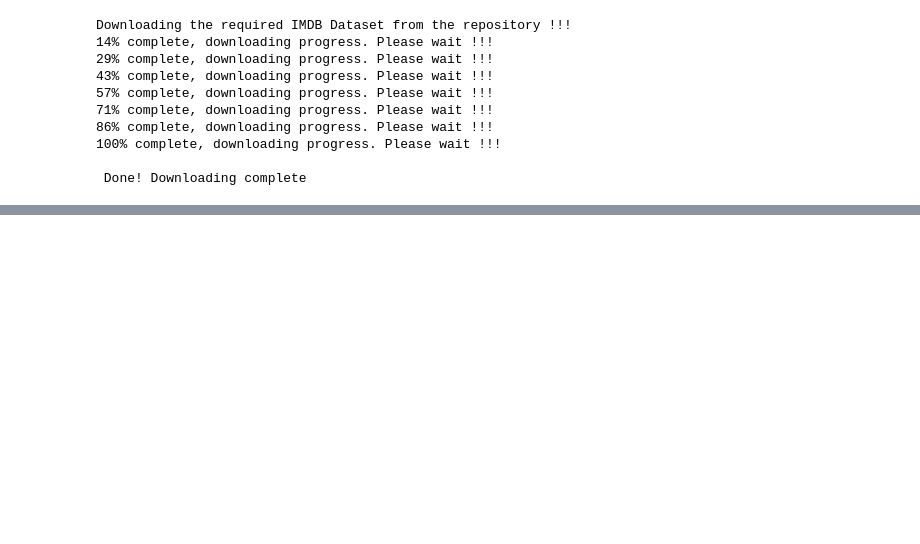
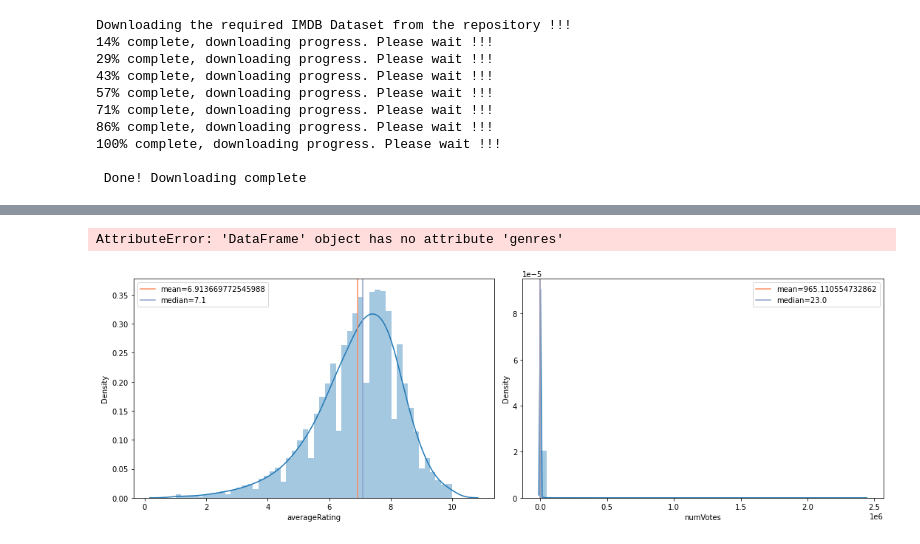
Before and after one commit to shivabansal1046/BITSAssignments, a Jupyter notebook: ML_Assignment_1/Assignment_1_Problem_4.ipynb, the cells around one changed output, grey strips where cells are left out. Cells and saved outputs as stored; diff of their text form; code cells hidden in the pictures; blank space fills up the shorter version.

```diff
--- a/ML_Assignment_1/Assignment_1_Problem_4.ipynb
+++ b/ML_Assignment_1/Assignment_1_Problem_4.ipynb
@@ -224,0 +62,8 @@ plt.grid()
+# %%
+df_title_basic = pd.read_csv("Dataset/title.basics.tsv.gz", compression='gzip', header=0, sep='\t', quotechar='"', low_memory=False)
+df_title_ratings = pd.read_csv("Dataset/title.ratings.tsv.gz", compression='gzip', header=0, sep='\t', quotechar='"', low_memory=False)
+df_title_akas = pd.read_csv("Dataset/title.akas.tsv.gz", compression='gzip', header=0, sep='\t', quotechar='"', low_memory=False)
+df_title_crew = pd.read_csv("Dataset/title.crew.tsv.gz", compression='gzip', header=0, sep='\t', quotechar='"', low_memory=False)
+df_title_episode = pd.read_csv("Dataset/title.episode.tsv.gz", compression='gzip', header=0, sep='\t', quotechar='"', low_memory=False)
+df_title_principals = pd.read_csv("Dataset/title.principals.tsv.gz", compression='gzip', header=0, sep='\t', quotechar='"', low_memory=False)
+df_name_basics = pd.read_csv("Dataset/name.basics.tsv.gz", compression='gzip', header=0, sep='\t', quotechar='"', low_memory=False)
@@ -224,0 +172,36 @@ plt.grid()
+# %%
+from sklearn.feature_extraction.text import CountVectorizer
+temp = df_name_basics.genres.dropna()
+vec = CountVectorizer(token_pattern='(?u)\\b[\\w-]+\\b', analyzer='word').fit(temp)
+bag_of_genres = vec.transform(temp)
+unique_genres =  vec.get_feature_names()
+np.array(unique_genres)
+
+genres = pd.DataFrame(bag_of_genres.todense(),columns=unique_genres,index=temp.index)
+sorted_genres_perc = 100*pd.Series(genres.sum()).sort_values(ascending=False)/genres.shape[0]
+plt.figure(figsize=(15,8))
+sns.barplot(x=sorted_genres_perc.values,y=sorted_genres_perc.index,orient="h")
+plt.xlabel("Percentage of Films (%)")
+plt.show()
+# %% [output]
+AttributeError: 'DataFrame' object has no attribute 'genres'
+# %%
+ratings = dict(mean=df_title_ratings.averageRating.mean(),
+              median=df_title_ratings.averageRating.median())
+votes = dict(mean=df_title_ratings.numVotes.mean(),
+              median=df_title_ratings.numVotes.median())
+plt.figure(figsize=(15,5))
+plt.subplot(1,2,1)
+ax1 = sns.distplot(df_title_ratings.averageRating,kde_kws=dict(bw=0.2))
+ax1.axvline(x=ratings["mean"],c=sns.color_palette("Set2")[1],label=f"mean={ratings['mean']}")
+ax1.axvline(x=ratings["median"],c=sns.color_palette("Set2")[2],label=f"median={ratings['median']}")
+plt.legend()
+plt.subplot(1,2,2)
+ax2 = sns.distplot(df_title_ratings.numVotes,kde_kws=dict(bw=0.2))
+ax2.axvline(x=votes["mean"],c=sns.color_palette("Set2")[1],label=f"mean={votes['mean']}")
+ax2.axvline(x=votes["median"],c=sns.color_palette("Set2")[2],label=f"median={votes['median']}")
+plt.legend()
+plt.tight_layout()
+plt.show()
+# %% [output]
+[figure, added]
```
Also changed, not shown: parts of 76 cells of this notebook.
